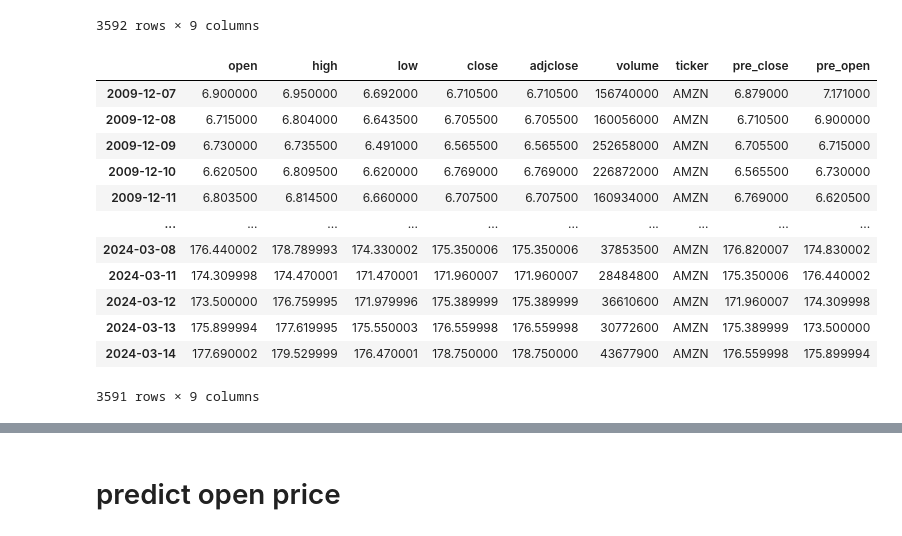
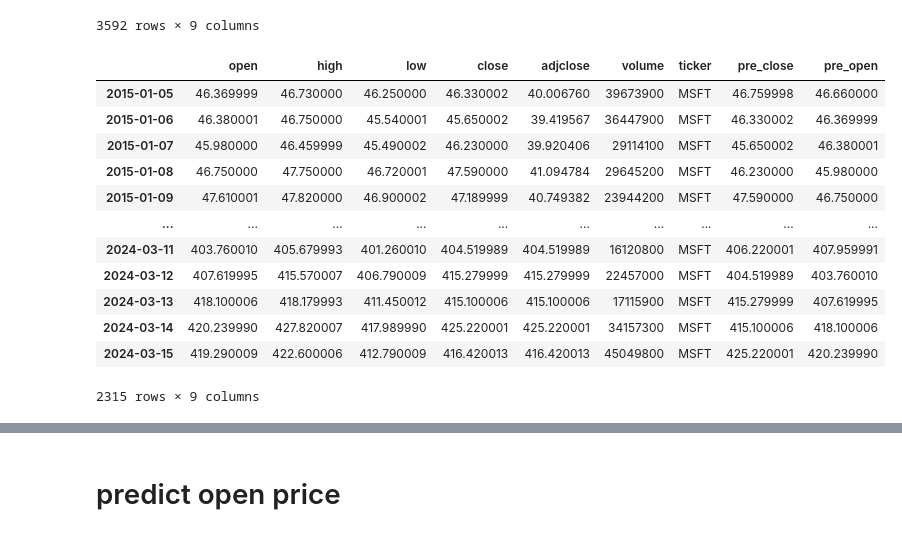
Before and after one commit to ha-vo/predictStock, a Jupyter notebook: Untitled.ipynb, the cells around one changed output, grey strips where cells are left out. Cells and saved outputs as stored; diff of their text form; code cells hidden in the pictures.

```diff
--- a/Untitled.ipynb
+++ b/Untitled.ipynb
@@ -1,4 +1,5 @@
 # %%
 from yahoo_fin.stock_info import get_data
-amazon_weekly= get_data("amzn", start_date="12/04/2009", end_date="15/03/2024", index_as_date = True, interval="1d")
-amazon_weekly
+from datetime import datetime
+today = datetime.now().strftime("%d/%m/%Y")
+data = get_data("MSFT", start_date="01/01/2015", end_date=today, index_as_date = True, interval="1d")
@@ -19,7 +27,7 @@ amazon_weekly
 # %%
-series_shift = amazon_weekly['close'].shift()
-amazon_weekly['pre_close'] = series_shift
-amazon_weekly['pre_open'] = amazon_weekly['open'].shift()
+series_shift = data['close'].shift()
+data['pre_close'] = series_shift
+data['pre_open'] = data['open'].shift()
 # %%
 amazon_weekly
 # %% [output]
@@ -37,19 +45,19 @@ amazon_weekly
 | 2024-03-14 | 177.690002 | 179.529999 | 176.470001 | 178.750000 | 178.750000 | 43677900 | AMZN | 176.559998 | 175.899994 |
 3592 rows × 9 columns
 # %%
-amazon_weekly.dropna(inplace=True)
-amazon_weekly
+data.dropna(inplace=True)
+data
 # %% [output]
 |  | open | high | low | close | adjclose | volume | ticker | pre_close | pre_open |
-| 2009-12-07 | 6.900000 | 6.950000 | 6.692000 | 6.710500 | 6.710500 | 156740000 | AMZN | 6.879000 | 7.171000 |
-| 2009-12-08 | 6.715000 | 6.804000 | 6.643500 | 6.705500 | 6.705500 | 160056000 | AMZN | 6.710500 | 6.900000 |
-| 2009-12-09 | 6.730000 | 6.735500 | 6.491000 | 6.565500 | 6.565500 | 252658000 | AMZN | 6.705500 | 6.715000 |
-| 2009-12-10 | 6.620500 | 6.809500 | 6.620000 | 6.769000 | 6.769000 | 226872000 | AMZN | 6.565500 | 6.730000 |
-| 2009-12-11 | 6.803500 | 6.814500 | 6.660000 | 6.707500 | 6.707500 | 160934000 | AMZN | 6.769000 | 6.620500 |
+| 2015-01-05 | 46.369999 | 46.730000 | 46.250000 | 46.330002 | 40.006760 | 39673900 | MSFT | 46.759998 | 46.660000 |
+| 2015-01-06 | 46.380001 | 46.750000 | 45.540001 | 45.650002 | 39.419567 | 36447900 | MSFT | 46.330002 | 46.369999 |
+| 2015-01-07 | 45.980000 | 46.459999 | 45.490002 | 46.230000 | 39.920406 | 29114100 | MSFT | 45.650002 | 46.380001 |
+| 2015-01-08 | 46.750000 | 47.750000 | 46.720001 | 47.590000 | 41.094784 | 29645200 | MSFT | 46.230000 | 45.980000 |
+| 2015-01-09 | 47.610001 | 47.820000 | 46.900002 | 47.189999 | 40.749382 | 23944200 | MSFT | 47.590000 | 46.750000 |
 | ... | ... | ... | ... | ... | ... | ... | ... | ... | ... |
-| 2024-03-08 | 176.440002 | 178.789993 | 174.330002 | 175.350006 | 175.350006 | 37853500 | AMZN | 176.820007 | 174.830002 |
-| 2024-03-11 | 174.309998 | 174.470001 | 171.470001 | 171.960007 | 171.960007 | 28484800 | AMZN | 175.350006 | 176.440002 |
-| 2024-03-12 | 173.500000 | 176.759995 | 171.979996 | 175.389999 | 175.389999 | 36610600 | AMZN | 171.960007 | 174.309998 |
-| 2024-03-13 | 175.899994 | 177.619995 | 175.550003 | 176.559998 | 176.559998 | 30772600 | AMZN | 175.389999 | 173.500000 |
-| 2024-03-14 | 177.690002 | 179.529999 | 176.470001 | 178.750000 | 178.750000 | 43677900 | AMZN | 176.559998 | 175.899994 |
+| 2024-03-11 | 403.760010 | 405.679993 | 401.260010 | 404.519989 | 404.519989 | 16120800 | MSFT | 406.220001 | 407.959991 |
+| 2024-03-12 | 407.619995 | 415.570007 | 406.790009 | 415.279999 | 415.279999 | 22457000 | MSFT | 404.519989 | 403.760010 |
+| 2024-03-13 | 418.100006 | 418.179993 | 411.450012 | 415.100006 | 415.100006 | 17115900 | MSFT | 415.279999 | 407.619995 |
+| 2024-03-14 | 420.239990 | 427.820007 | 417.989990 | 425.220001 | 425.220001 | 34157300 | MSFT | 415.100006 | 418.100006 |
+| 2024-03-15 | 419.290009 | 422.600006 | 412.790009 | 416.420013 | 416.420013 | 45049800 | MSFT | 425.220001 | 420.239990 |
-3591 rows × 9 columns
+2315 rows × 9 columns
```
Also changed, not shown: parts of 8 cells of this notebook, 2 other files.
